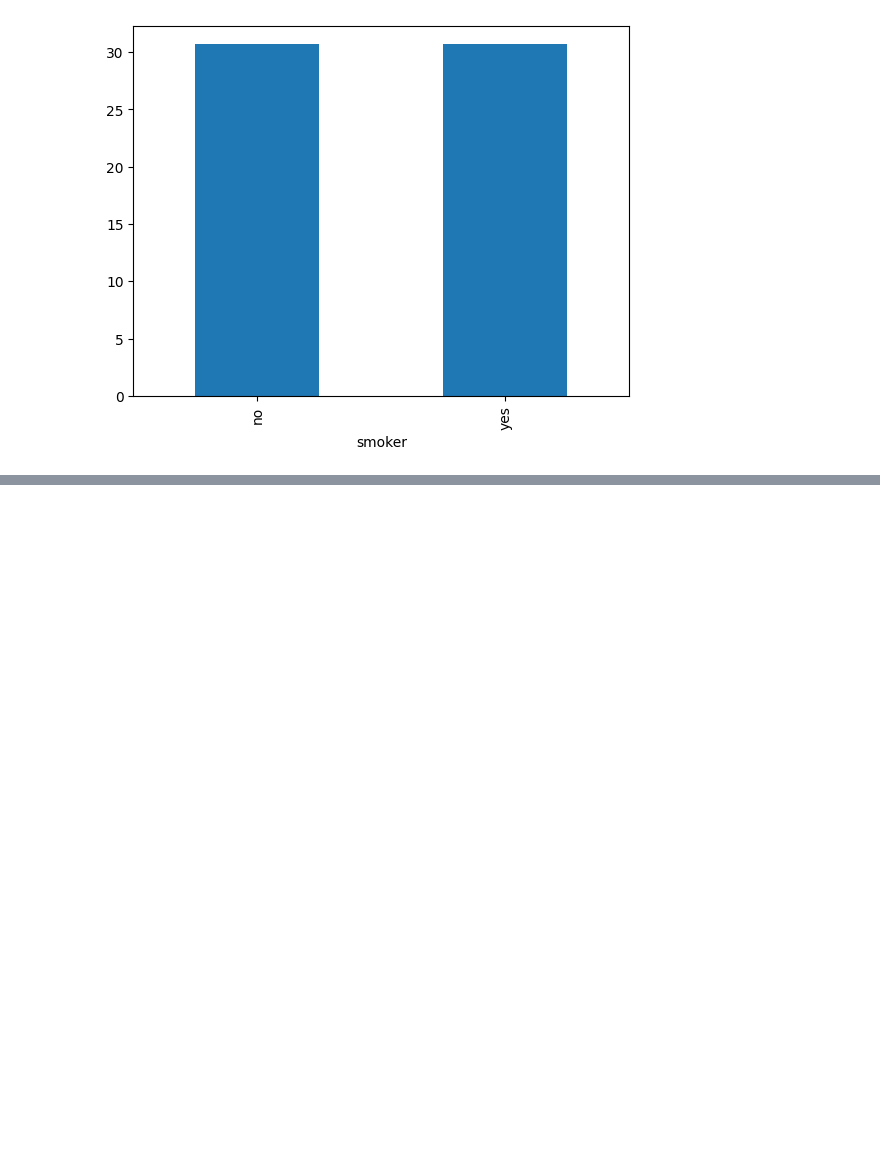
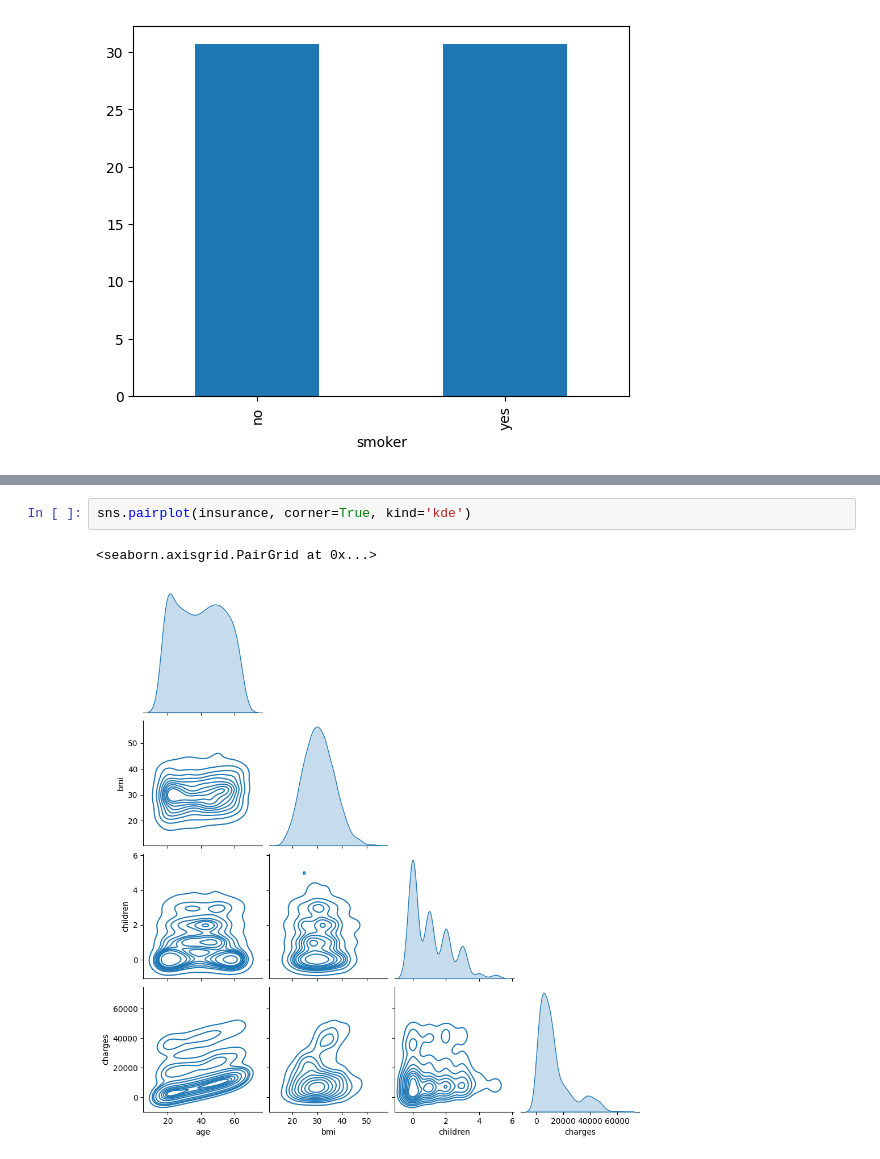
Before and after one commit to eek-dataguy/Regression-and-Forecasting-ML, a Jupyter notebook: practice/data-prep-and-eda.ipynb, the cells around one changed output, grey strips where cells are left out. Saved outputs shown, nothing was run; the diff lists cells and outputs as text; blank space fills up the shorter version.

```diff
--- a/practice/data-prep-and-eda.ipynb
+++ b/practice/data-prep-and-eda.ipynb
@@ -158,0 +169,5 @@ insurance.groupby('smoker')['bmi'].mean().plot.bar()
+# %%
+sns.pairplot(insurance, corner=True, kind='kde')
+# %% [output]
+<seaborn.axisgrid.PairGrid at 0x...>
+[figure, added]
```
Also changed, not shown: parts of 3 cells of this notebook.
